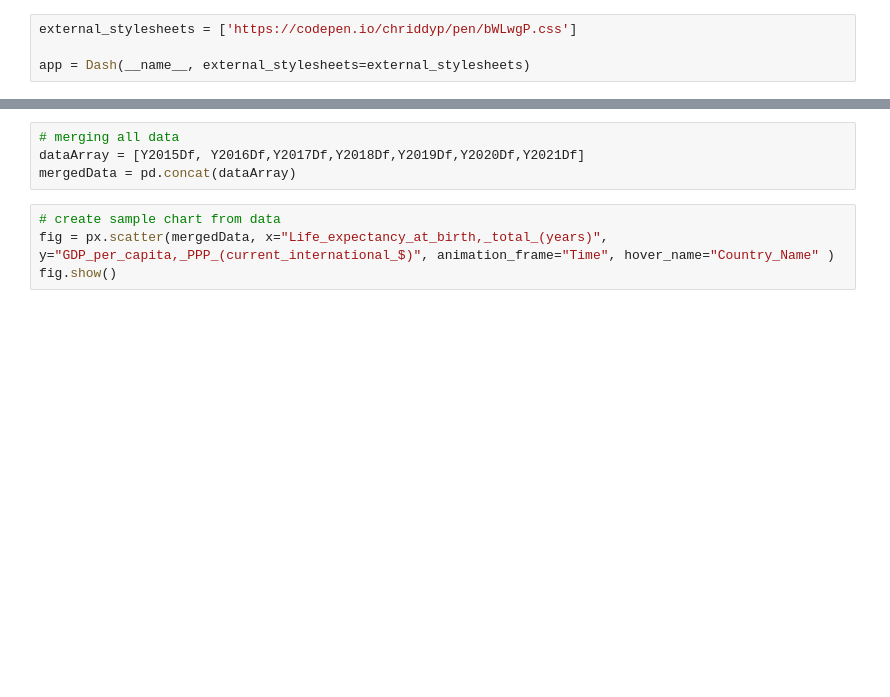
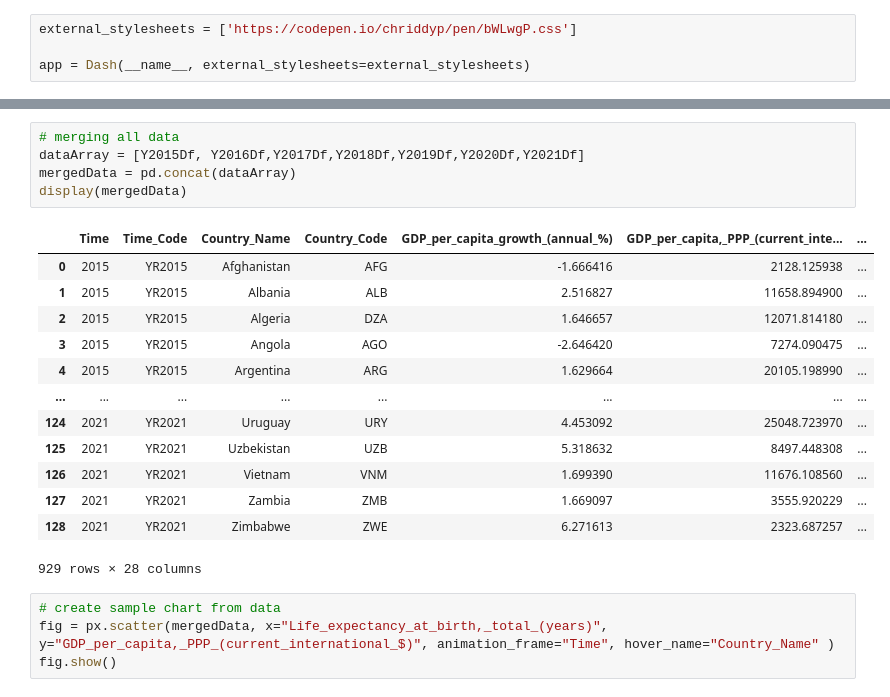
Before and after one commit to arielmalada/happiness-report, a Jupyter notebook: HappinessReportNotebook.ipynb, the cells around one changed output, grey strips where cells are left out. Saved outputs shown, nothing was run; the diff lists cells and outputs as text; blank space fills up the shorter version.

```diff
--- a/HappinessReportNotebook.ipynb
+++ b/HappinessReportNotebook.ipynb
@@ -279,7 +200,22 @@ display(Y2021Df)
 # %%
 # merging all data
 dataArray = [Y2015Df, Y2016Df,Y2017Df,Y2018Df,Y2019Df,Y2020Df,Y2021Df]
 mergedData = pd.concat(dataArray)
+display(mergedData)
+# %% [output]
+|  | Time | Time_Code | Country_Name | Country_Code | GDP_per_capita_growth_(annual_%) | GDP_per_capita,_PPP_(current_inte... | ... |
+| 0 | 2015 | YR2015 | Afghanistan | AFG | -1.666416 | 2128.125938 | ... |
+| 1 | 2015 | YR2015 | Albania | ALB | 2.516827 | 11658.894900 | ... |
+| 2 | 2015 | YR2015 | Algeria | DZA | 1.646657 | 12071.814180 | ... |
+| 3 | 2015 | YR2015 | Angola | AGO | -2.646420 | 7274.090475 | ... |
+| 4 | 2015 | YR2015 | Argentina | ARG | 1.629664 | 20105.198990 | ... |
+| ... | ... | ... | ... | ... | ... | ... | ... |
+| 124 | 2021 | YR2021 | Uruguay | URY | 4.453092 | 25048.723970 | ... |
+| 125 | 2021 | YR2021 | Uzbekistan | UZB | 5.318632 | 8497.448308 | ... |
+| 126 | 2021 | YR2021 | Vietnam | VNM | 1.699390 | 11676.108560 | ... |
+| 127 | 2021 | YR2021 | Zambia | ZMB | 1.669097 | 3555.920229 | ... |
+| 128 | 2021 | YR2021 | Zimbabwe | ZWE | 6.271613 | 2323.687257 | ... |
+929 rows × 28 columns
 # %%
 # create sample chart from data
 fig = px.scatter(mergedData, x="Life_expectancy_at_birth,_total_(years)", y="GDP_per_capita,_PPP_(current_international_$)", animation_frame="Time", hover_name="Country_Name" )
```
Also changed, not shown: parts of 13 cells of this notebook, 1 other file.
